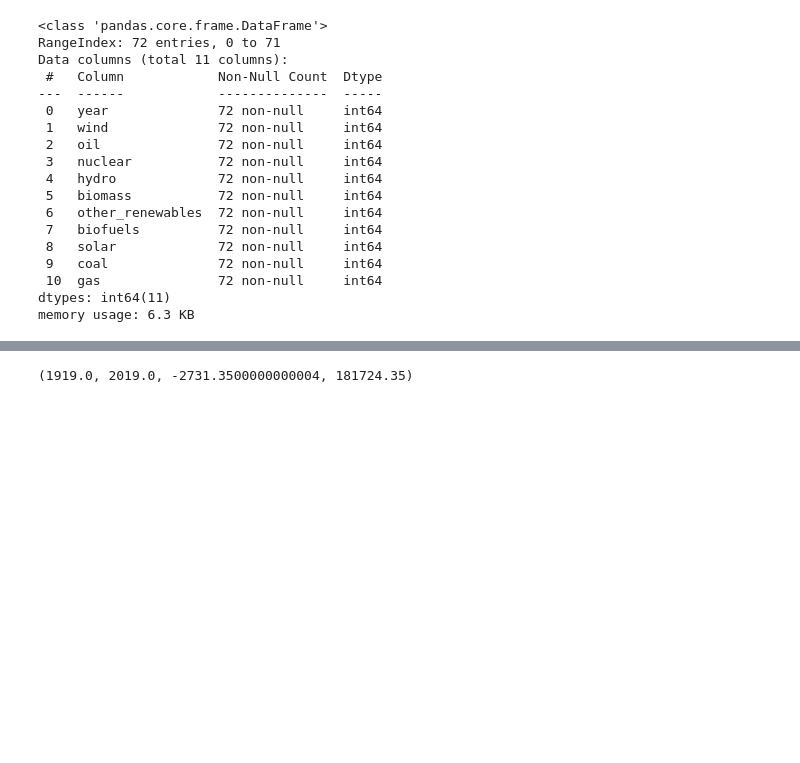
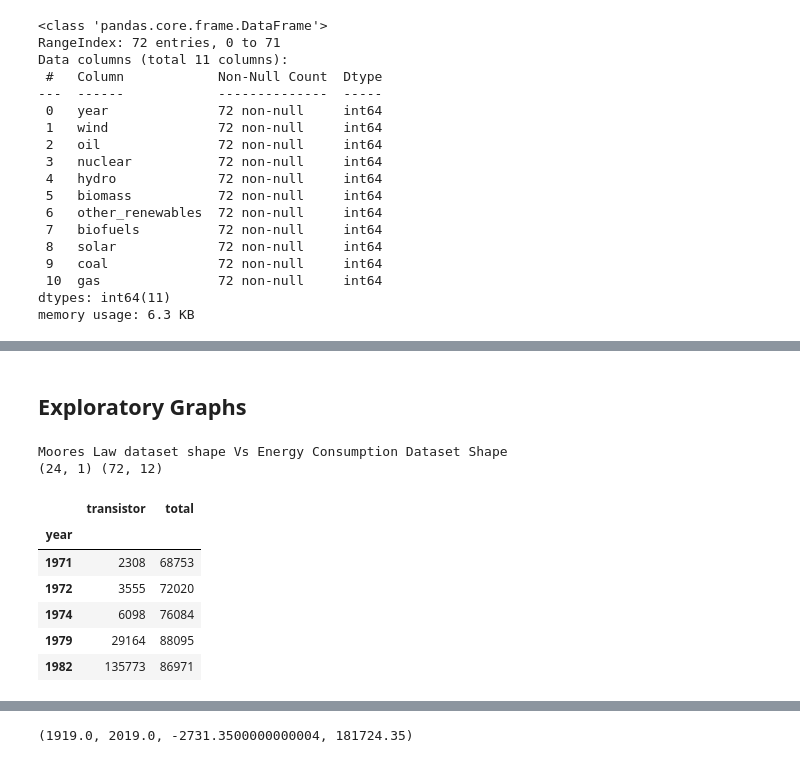
Before and after one commit to Lucastmarques/energy-consumption, a Jupyter notebook: global_energy_consumption.ipynb, the cells around one changed output, grey strips where cells are left out. Saved outputs shown, nothing was run; the diff lists cells and outputs as text; code cells hidden in the pictures; blank space fills up the shorter version.

```diff
--- a/global_energy_consumption.ipynb
+++ b/global_energy_consumption.ipynb
@@ -82,0 +136,19 @@ energy_consumption['renewable'] = energy_consumption[
+# %% [markdown]
+## Exploratory Graphs
+# %%
+print("Moores Law dataset shape Vs Energy Consumption Dataset Shape")
+print(moores_law.shape, energy_consumption.shape)
+# %% [output]
+Moores Law dataset shape Vs Energy Consumption Dataset Shape
+(24, 1) (72, 12)
+# %%
+exploratory_dataset = pd.merge(moores_law, energy_consumption['total'], how='inner', on=['year'])
+exploratory_dataset.head()
+# %% [output]
+|  | transistor | total |
+| year |  |  |
+| 1971 | 2308 | 68753 |
+| 1972 | 3555 | 72020 |
+| 1974 | 6098 | 76084 |
+| 1979 | 29164 | 88095 |
+| 1982 | 135773 | 86971 |
```
Also changed, not shown: parts of 18 cells of this notebook, 2 other files.
